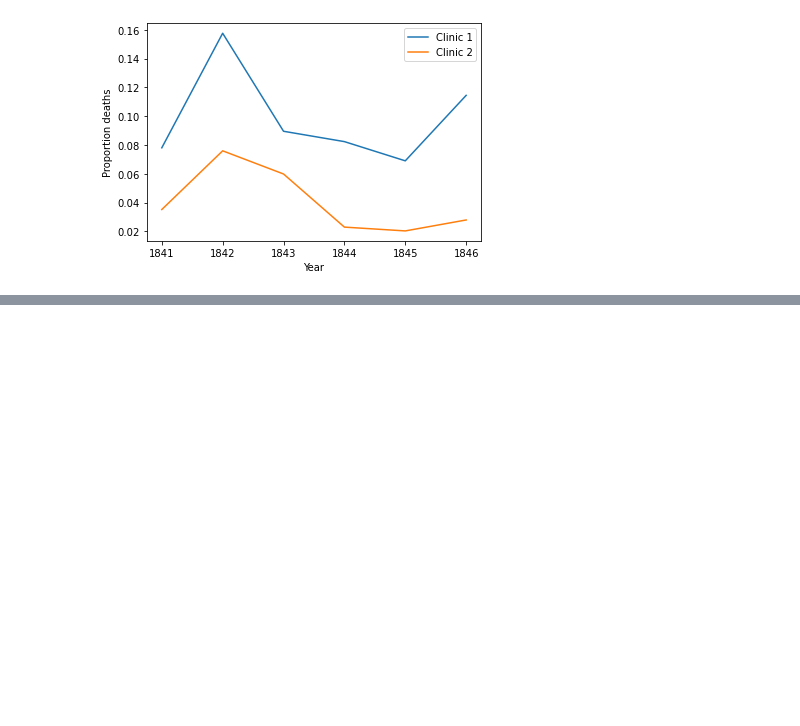
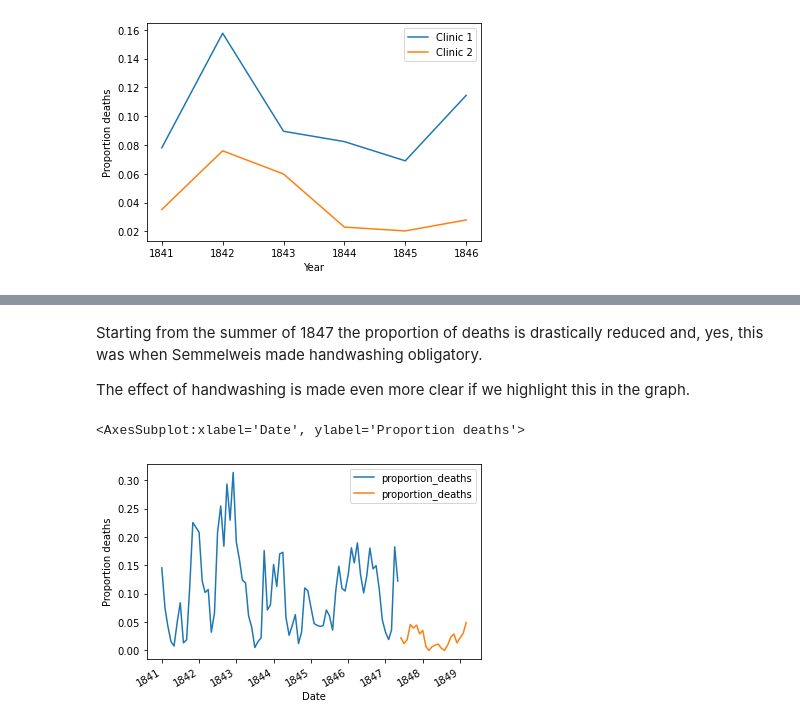
Before and after one commit to syednayeemridwan/data-science-projects, a Jupyter notebook: Hypothesis Testing on Handwashing/Handwashing.ipynb, the cells around one changed output, grey strips where cells are left out. Cells and saved outputs as stored; diff of their text form; code cells hidden in the pictures; blank space fills up the shorter version.

```diff
--- a/Hypothesis Testing on Handwashing/Handwashing.ipynb
+++ b/Hypothesis Testing on Handwashing/Handwashing.ipynb
@@ -68,0 +98,17 @@ plt.show()
+# %% [markdown]
+<p>Starting from the summer of 1847 the proportion of deaths is drastically reduced and, yes, this was when Semmelweis made handwashing obligatory. </p>
+<p>The effect of handwashing is made even more clear if we highlight this in the graph.</p>
+# %%
+# Date when handwashing was made mandatory
+handwashing_start = pd.to_datetime('1847-06-01')
+
+# Split monthly into before and after handwashing_start
+before_washing = monthly[monthly.date < handwashing_start]
+after_washing = monthly[monthly.date >= handwashing_start]
+
+# Plot monthly proportion of deaths before and after handwashing
+ax = before_washing.plot(x = "date", y = "proportion_deaths", xlabel = "Date", ylabel = "Proportion deaths")
+after_washing.plot(x = "date", y = "proportion_deaths", xlabel = "Date", ylabel = "Proportion deaths", ax = ax)
+# %% [output]
+<AxesSubplot:xlabel='Date', ylabel='Proportion deaths'>
+[figure, added]
```
Also changed, not shown: parts of 5 cells of this notebook.
